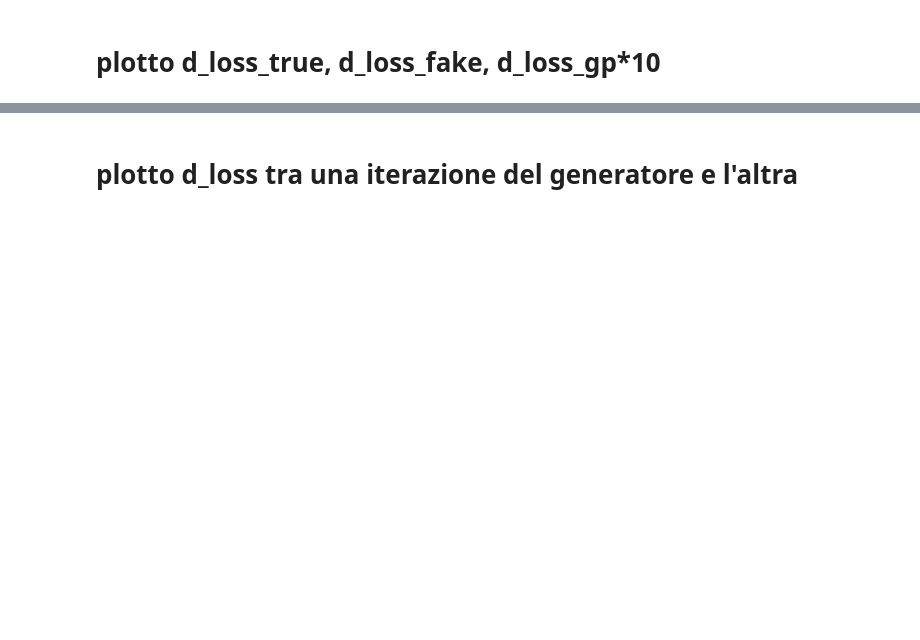
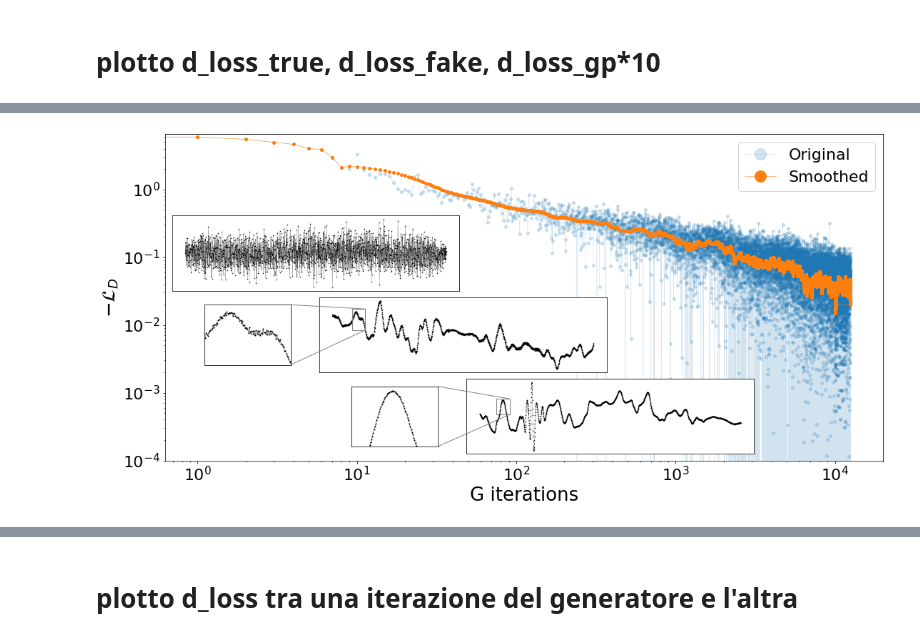
Before and after one commit to scarpma/lagrangian, a Jupyter notebook: wgangplstm/training_analysis.ipynb, the cells around one changed output, grey strips where cells are left out. Drawn from its saved outputs; the diff is of its cells as text; code cells hidden in the pictures; blank space fills up the shorter version.

```diff
--- a/wgangplstm/training_analysis.ipynb
+++ b/wgangplstm/training_analysis.ipynb
@@ -63,0 +92,59 @@ plt.show()
+# %%
+op = {'lw':0.2, 'ms':1, 'color':'black'}
+op2 = {'lw':0.4, 'ms':2, 'color':'black'}
+
+before_gen_it = np.arange(0,a.shape[0],ncritic) - 1
+before_gen_it[0] = 0
+#every = ncritic
+fig, ax = plt.subplots()
+
+ax.plot(a[before_gen_it,0], -a[before_gen_it,2], label='Original',alpha=0.2)
+ax.plot(a[before_gen_it,0], aa, label='Smoothed')
+ax.set_ylim([1e-4,6.6])
+
+ax.set_xlabel("G iterations")
+ax.set_ylabel('$- \\mathcal{L}_D$')
+ax.set_xscale('log')
+ax.set_yscale('log')
+ax.legend()
+fig.tight_layout()
+
+in1 = ax.inset_axes([0.01,0.52,0.4,0.23])#.axis('off')
+in2 = ax.inset_axes([0.215,0.27,0.4,0.23])#.axis('off')
+in3 = ax.inset_axes([0.42,0.02,0.4,0.23])#.axis('off')
+
+in22 = in2.inset_axes([-0.4,0.1,0.3,0.8])
+in33 = in3.inset_axes([-0.4,0.1,0.3,0.8])
+
+in22.plot(trajs[1], **op2)
+in22.set_xlim([150,250])
+in22.set_ylim([0,2.5])
+
+in33.plot(trajs[2], **op2)
+in33.set_xlim([130,230])
+in33.set_ylim([0.1,2.6])
+
+in1.plot(trajs[0], **op)
+in2.plot(trajs[1], **op)
+in3.plot(trajs[2], **op)
+
+in1.set_xticks([])
+in2.set_xticks([])
+in3.set_xticks([])
+in1.set_yticks([])
+in2.set_yticks([])
+in3.set_yticks([])
+
+in22.set_xticks([])
+in22.set_yticks([])
+in33.set_xticks([])
+in33.set_yticks([])
+
+in2.indicate_inset_zoom(in22,alpha=4)
+in3.indicate_inset_zoom(in33,alpha=4)
+
+#fig.savefig(f"../plots/wgangp_{run}/training",fmt="png",dpi=60)
+fig.savefig(f"../lagr_gan_training_trajs",fmt="png",dpi=60)
+fig.show()
+# %% [output]
+[figure, added]
```
Also changed, not shown: parts of 10 cells of this notebook, 20 other files.
